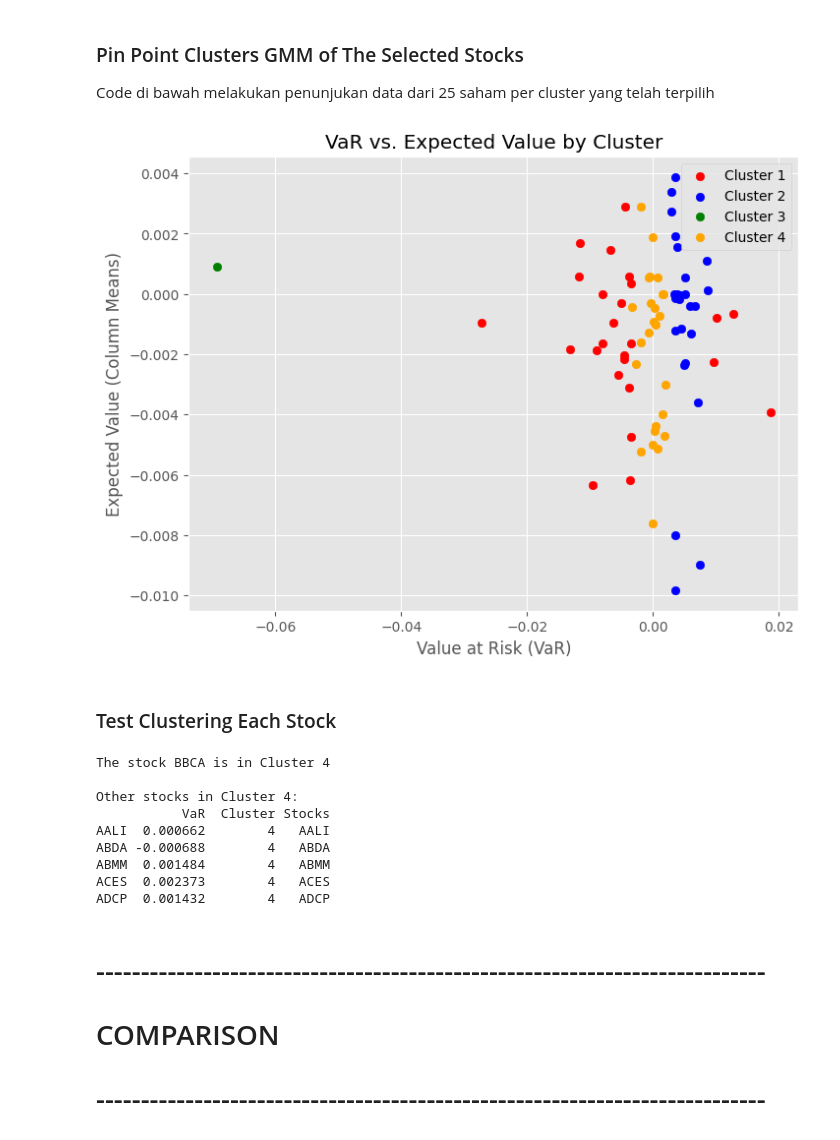
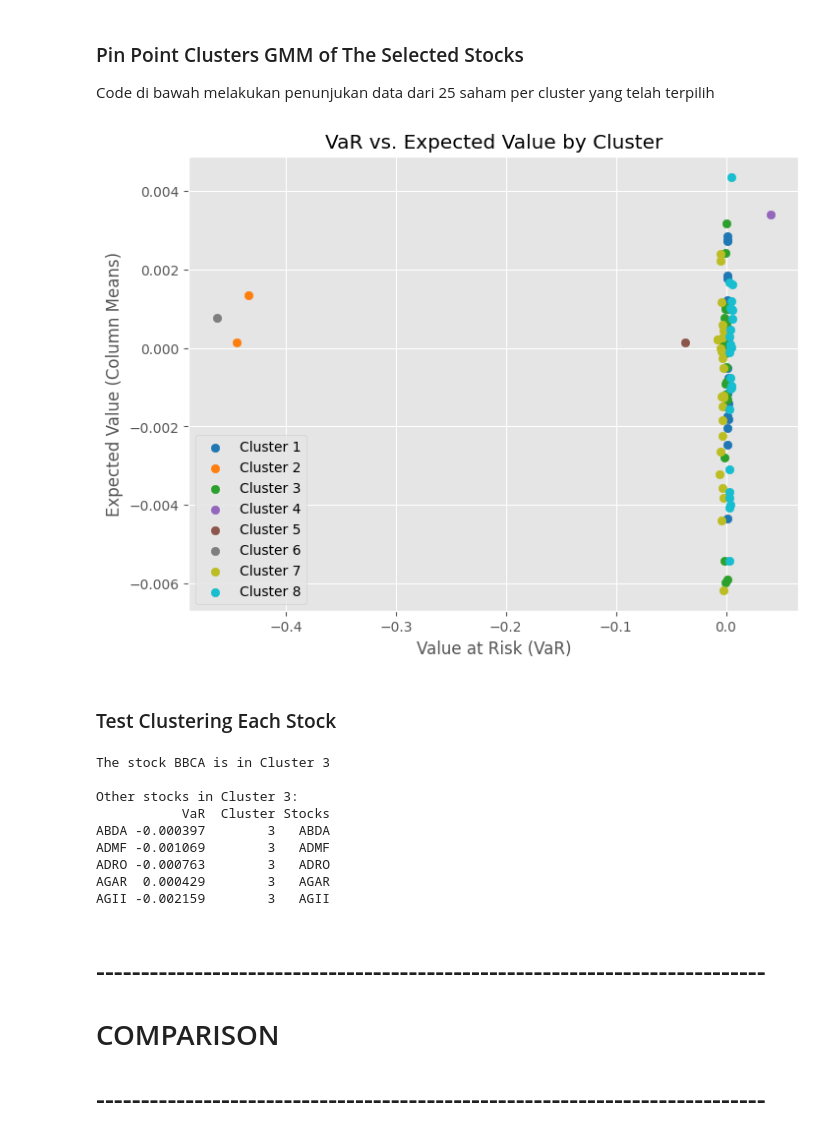
Before and after one commit to njabdullah/Clustering-Stocks-Based-on-VaR, a Jupyter notebook: ClustringPortofolio.ipynb, the cells around one changed output. Saved outputs shown, nothing was run; the diff lists cells and outputs as text; code cells hidden in the pictures.

```diff
--- a/ClustringPortofolio.ipynb
+++ b/ClustringPortofolio.ipynb
@@ -313,12 +308,11 @@ Code di bawah berguna untuk melakukan clustering berdasarkan Algoritma Agglomera
 scaler_aglo = StandardScaler()
 var_data_standardized_aglo = scaler_aglo.fit_transform(np.array(value_at_risk).reshape(-1, 1))
 
-K = 4
+K = 8
 
 # Perform Agglomerative Clustering
 agg_cluster = AgglomerativeClustering(n_clusters=K)
 clusters_aglo = agg_cluster.fit_predict(var_data_standardized_aglo)
-
 clusters_aglo = clusters_aglo + 1
 
 # Display the resulting clusters
@@ -370,8 +372,7 @@ result_df_aglo['Stocks'] = result_df_aglo.index
 def select_random_stocks_per_cluster(df):
     return df.groupby('Cluster').apply(lambda x: x.sample(n=25) if len(x) >= 25 else x).reset_index(drop=True)
 
-# Membuat DataFrame baru dengan maksimal 10 nama saham acak per cluster atau semua jika kurang dari 10
-newstockslist_aglo = select_random_stocks_per_cluster(result_df_aglo)
-
-print(newstockslist_aglo)
+# Membuat DataFrame baru dengan maksimal 25 nama saham acak per cluster atau semua jika kurang dari 10
+new_stocks_list_aglo = select_random_stocks_per_cluster(result_df_aglo)
+print(new_stocks_list_aglo)
 # %% [output]
@@ -447,18 +453,17 @@ ACST  0.002911        3   ACST
 ### **GMM Algorithm**
 Code dibawah berguna untuk melakukan implementasi dari algoritma GMM dalam melakukan Clustering
 # %%
-from sklearn.mixture import GaussianMixture
+
 
 # Standardize the data
 scaler_gmm = StandardScaler()
 var_data_standardized_gmm = scaler_gmm.fit_transform(np.array(value_at_risk).reshape(-1, 1))
 
-K_gmm = 4  # Jumlah cluster yang diinginkan
+K_gmm = 8
 
 # Perform GMM Clustering
 gmm_cluster = GaussianMixture(n_components=K_gmm, random_state=42)
 clusters_gmm = gmm_cluster.fit_predict(var_data_standardized_gmm)
-
 clusters_gmm = clusters_gmm + 1
 
 # Display the resulting clusters
@@ -484,13 +489,19 @@ ZYRX  0.003637        2
 Berikut merupakan Visualisasi seluruh stock berdasarkan Expected Values dan VaR dari Algoritma GMM
 # %%
 # Define colors for each cluster
-colors = ['red', 'blue', 'green', 'orange']
+num_clusters_gmm = len(result_df_gmm['Cluster'].unique())
+color_palette_gmm = plt.cm.tab10(np.linspace(0, 1, num_clusters_gmm))
 
-# Plotting the graph for each cluster
+# Plotting the graph for each cluster with a consistent color palette
 plt.figure(figsize=(8, 6))
 for i, cluster in enumerate(result_df_gmm['Cluster'].unique()):
     cluster_data_gmm = result_df_gmm[result_df_gmm['Cluster'] == cluster]
-    plt.scatter(cluster_data_gmm['VaR'], expected_means[cluster_data_gmm.index], color=colors[i], label=f'Cluster {cluster}')
+    plt.scatter(
+        cluster_data_gmm['VaR'],
+        expected_means[cluster_data_gmm.index],
+        color=color_palette_gmm[i],  # Menggunakan warna dari palet berdasarkan indeks cluster
+        label=f'Cluster {cluster}'
+    )
 
 plt.title('VaR vs. Expected Value by Cluster (GMM)')
 plt.xlabel('Value at Risk (VaR)')
@@ -534,53 +544,58 @@ print(newstockslist_gmm)
 Code di bawah melakukan penunjukan data dari 25 saham per cluster yang telah terpilih
 # %%
 newclusters_gmm = newstockslist_gmm['Cluster'].unique()
+num_clusters_gmm = len(newclusters_gmm)
 
-# Define colors for each cluster
-colors = ['red', 'blue', 'green', 'orange']
+# Menggunakan palet warna berurutan dari Matplotlib
+color_palette_gmm = plt.cm.tab10(np.linspace(0, 1, num_clusters_gmm))
 
-# Plotting the graph for each cluster
+# Plotting the graph for each cluster with a consistent color palette
 plt.figure(figsize=(8, 6))
 for i, cluster in enumerate(newclusters_gmm):
     cluster_data_gmm = newstockslist_gmm[newstockslist_gmm['Cluster'] == cluster]
-    plt.scatter(cluster_data_gmm['VaR'], expected_means[cluster_data_gmm.index], color=colors[i], label=f'Cluster {cluster}')
+    plt.scatter(
+        cluster_data_gmm['VaR'],
+        expected_means[cluster_data_gmm.index],
+        color=color_palette_gmm[i],  # Menggunakan warna dari palet berdasarkan indeks cluster
+        label=f'Cluster {cluster}'
+    )
 
 plt.title('VaR vs. Expected Value by Cluster')
 plt.xlabel('Value at Risk (VaR)')
 plt.ylabel('Expected Value (Column Means)')
 plt.legend()
 plt.grid(True)
 plt.show()
 # %% [output]
-[figure, old version]
+[figure, new version]
 # %% [markdown]
 ### Test Clustering Each Stock
 # %%
 stock_name = "BBCA"
-cluster = result_df_gmm[result_df_gmm.index == stock_name]['Cluster'].values[0]
+cluster_series_gmm = result_df_gmm.loc[stock_name, 'Cluster'] if stock_name in result_df_gmm.index else None
 
-if cluster is not None:
-    print(f"The stock {stock_name} is in Cluster {cluster}")
-    print()
+if cluster_series_gmm is not None:
+    cluster_gmm = cluster_series_gmm
+    print(f"The stock {stock_name} is in Cluster {cluster_gmm}\n")
 
-    # Find other stocks in the same cluster
-    same_cluster_gmm = result_df_gmm[result_df_gmm['Cluster'] == cluster]
+    # Temukan saham-saham lain dalam cluster yang sama
+    same_cluster_stocks_gmm = result_df_gmm[result_df_gmm['Cluster'] == cluster_gmm]
 
-    # Print the stocks in the same cluster
-    print(f"Other stocks in Cluster {cluster}:")
-    print(same_cluster_gmm.head(5))
-
+    # Cetak saham-saham dalam cluster yang sama
+    print(f"Other stocks in Cluster {cluster_gmm}:")
+    print(same_cluster_stocks_gmm.head(5))
 else:
     print(f"The stock {stock_name} was not found in any cluster")
 # %% [output]
-The stock BBCA is in Cluster 4
+The stock BBCA is in Cluster 3
 
-Other stocks in Cluster 4:
+Other stocks in Cluster 3:
            VaR  Cluster Stocks
-AALI  0.000662        4   AALI
-ABDA -0.000688        4   ABDA
-ABMM  0.001484        4   ABMM
-ACES  0.002373        4   ACES
-ADCP  0.001432        4   ADCP
+ABDA -0.000397        3   ABDA
+ADMF -0.001069        3   ADMF
+ADRO -0.000763        3   ADRO
+AGAR  0.000429        3   AGAR
+AGII -0.002159        3   AGII
 # %% [markdown]
 # ---------------------------------------------------------------------------
 # COMPARISON
```
Also changed, not shown: parts of 52 cells of this notebook.
